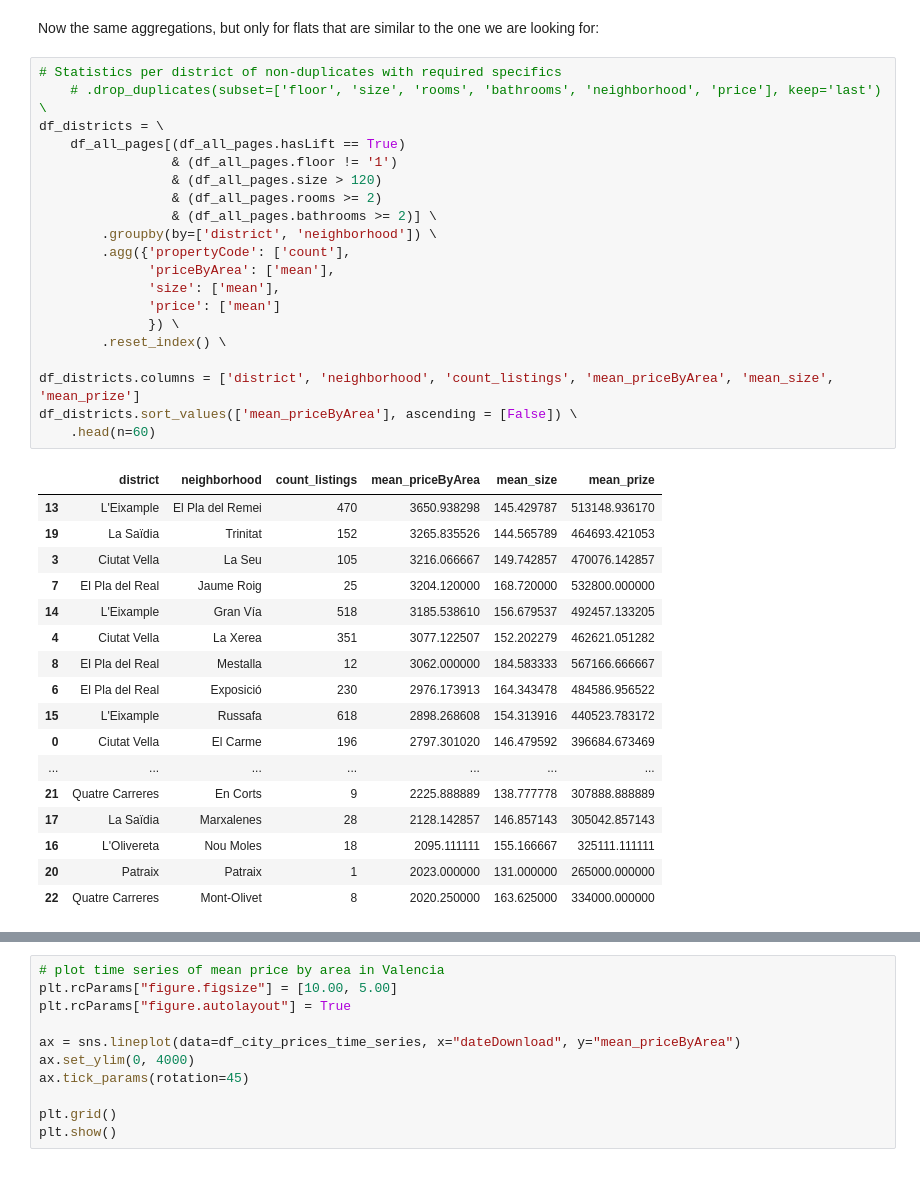
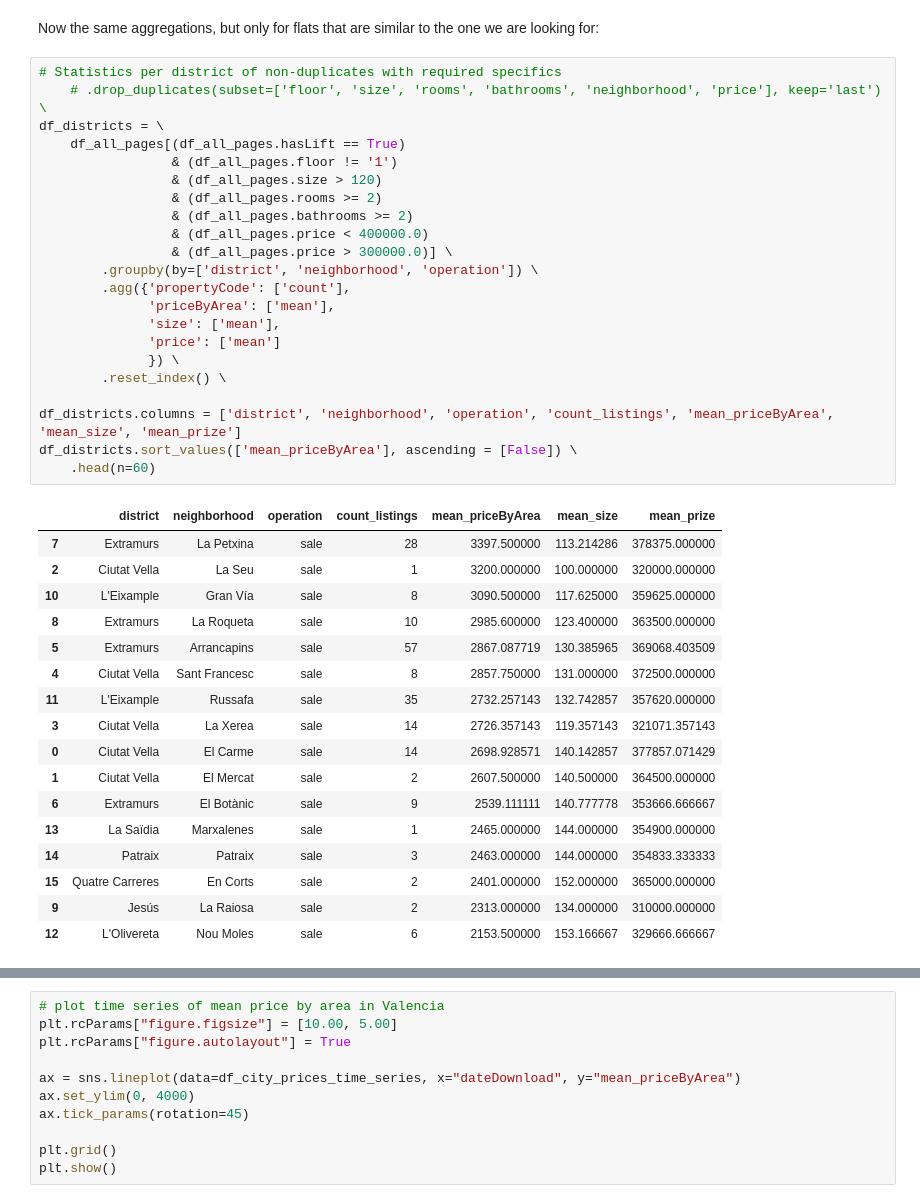
Before and after one commit to LeopoldWalther/valencia-real-estate-price-analysis, a Jupyter notebook: valenciaRealEstatePriceAnalysis.ipynb, the cells around one changed output, grey strips where cells are left out. Saved outputs shown, nothing was run; the diff lists cells and outputs as text.

```diff
--- a/valenciaRealEstatePriceAnalysis.ipynb
+++ b/valenciaRealEstatePriceAnalysis.ipynb
@@ -338,41 +373,43 @@ Now the same aggregations, but only for flats that are similar to the one we are
 # %%
 # Statistics per district of non-duplicates with required specifics
     # .drop_duplicates(subset=['floor', 'size', 'rooms', 'bathrooms', 'neighborhood', 'price'], keep='last') \
 df_districts = \
     df_all_pages[(df_all_pages.hasLift == True)
                  & (df_all_pages.floor != '1')
                  & (df_all_pages.size > 120)
                  & (df_all_pages.rooms >= 2)
-                 & (df_all_pages.bathrooms >= 2)] \
-        .groupby(by=['district', 'neighborhood']) \
+                 & (df_all_pages.bathrooms >= 2)
+                 & (df_all_pages.price < 400000.0)
+                 & (df_all_pages.price > 300000.0)] \
+        .groupby(by=['district', 'neighborhood', 'operation']) \
         .agg({'propertyCode': ['count'],
               'priceByArea': ['mean'],
               'size': ['mean'],
               'price': ['mean']
               }) \
         .reset_index() \
 
-df_districts.columns = ['district', 'neighborhood', 'count_listings', 'mean_priceByArea', 'mean_size', 'mean_prize']
+df_districts.columns = ['district', 'neighborhood', 'operation', 'count_listings', 'mean_priceByArea', 'mean_size', 'mean_prize']
 df_districts.sort_values(['mean_priceByArea'], ascending = [False]) \
     .head(n=60)
 # %% [output]
-|  | district | neighborhood | count_listings | mean_priceByArea | mean_size | mean_prize |
-| 13 | L'Eixample | El Pla del Remei | 470 | 3650.938298 | 145.429787 | 513148.936170 |
-| 19 | La Saïdia | Trinitat | 152 | 3265.835526 | 144.565789 | 464693.421053 |
-| 3 | Ciutat Vella | La Seu | 105 | 3216.066667 | 149.742857 | 470076.142857 |
-| 7 | El Pla del Real | Jaume Roig | 25 | 3204.120000 | 168.720000 | 532800.000000 |
-| 14 | L'Eixample | Gran Vía | 518 | 3185.538610 | 156.679537 | 492457.133205 |
-| 4 | Ciutat Vella | La Xerea | 351 | 3077.122507 | 152.202279 | 462621.051282 |
-| 8 | El Pla del Real | Mestalla | 12 | 3062.000000 | 184.583333 | 567166.666667 |
-| 6 | El Pla del Real | Exposició | 230 | 2976.173913 | 164.343478 | 484586.956522 |
-| 15 | L'Eixample | Russafa | 618 | 2898.268608 | 154.313916 | 440523.783172 |
-| 0 | Ciutat Vella | El Carme | 196 | 2797.301020 | 146.479592 | 396684.673469 |
-| ... | ... | ... | ... | ... | ... | ... |
-| 21 | Quatre Carreres | En Corts | 9 | 2225.888889 | 138.777778 | 307888.888889 |
-| 17 | La Saïdia | Marxalenes | 28 | 2128.142857 | 146.857143 | 305042.857143 |
-| 16 | L'Olivereta | Nou Moles | 18 | 2095.111111 | 155.166667 | 325111.111111 |
-| 20 | Patraix | Patraix | 1 | 2023.000000 | 131.000000 | 265000.000000 |
-| 22 | Quatre Carreres | Mont-Olivet | 8 | 2020.250000 | 163.625000 | 334000.000000 |
+|  | district | neighborhood | operation | count_listings | mean_priceByArea | mean_size | mean_prize |
+| 7 | Extramurs | La Petxina | sale | 28 | 3397.500000 | 113.214286 | 378375.000000 |
+| 2 | Ciutat Vella | La Seu | sale | 1 | 3200.000000 | 100.000000 | 320000.000000 |
+| 10 | L'Eixample | Gran Vía | sale | 8 | 3090.500000 | 117.625000 | 359625.000000 |
+| 8 | Extramurs | La Roqueta | sale | 10 | 2985.600000 | 123.400000 | 363500.000000 |
+| 5 | Extramurs | Arrancapins | sale | 57 | 2867.087719 | 130.385965 | 369068.403509 |
+| 4 | Ciutat Vella | Sant Francesc | sale | 8 | 2857.750000 | 131.000000 | 372500.000000 |
+| 11 | L'Eixample | Russafa | sale | 35 | 2732.257143 | 132.742857 | 357620.000000 |
+| 3 | Ciutat Vella | La Xerea | sale | 14 | 2726.357143 | 119.357143 | 321071.357143 |
+| 0 | Ciutat Vella | El Carme | sale | 14 | 2698.928571 | 140.142857 | 377857.071429 |
+| 1 | Ciutat Vella | El Mercat | sale | 2 | 2607.500000 | 140.500000 | 364500.000000 |
+| 6 | Extramurs | El Botànic | sale | 9 | 2539.111111 | 140.777778 | 353666.666667 |
+| 13 | La Saïdia | Marxalenes | sale | 1 | 2465.000000 | 144.000000 | 354900.000000 |
+| 14 | Patraix | Patraix | sale | 3 | 2463.000000 | 144.000000 | 354833.333333 |
+| 15 | Quatre Carreres | En Corts | sale | 2 | 2401.000000 | 152.000000 | 365000.000000 |
+| 9 | Jesús | La Raiosa | sale | 2 | 2313.000000 | 134.000000 | 310000.000000 |
+| 12 | L'Olivereta | Nou Moles | sale | 6 | 2153.500000 | 153.166667 | 329666.666667 |
 # %%
 # Statistics of non-duplicates over time
     # .drop_duplicates(subset=['floor', 'size', 'rooms', 'bathrooms', 'neighborhood', 'price'], keep='last') \
```
Also changed, not shown: parts of 9 cells of this notebook.
